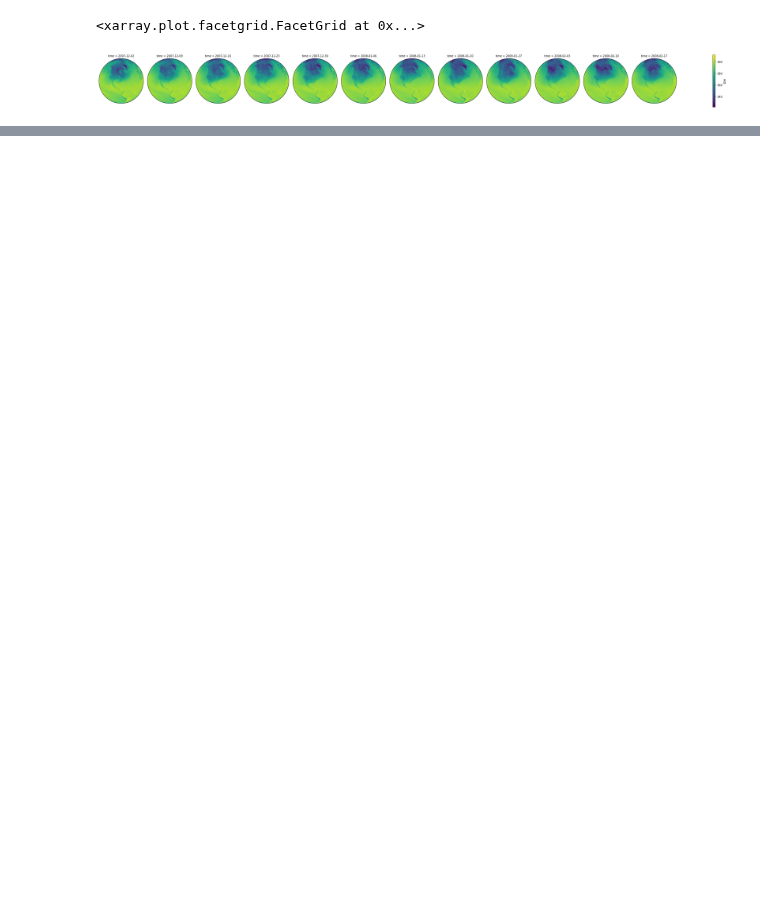
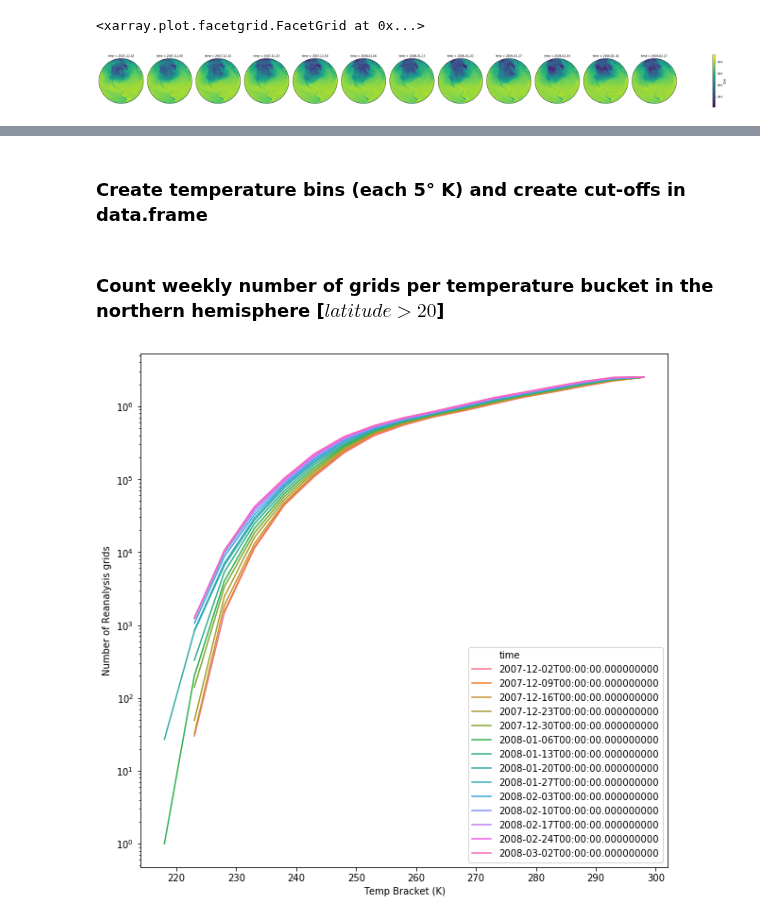
Before and after one commit to geosciences-data-practicum/reanalysis_getter, a Jupyter notebook: analysis/winter_test.ipynb, the cells around one changed output, grey strips where cells are left out. Saved outputs shown, nothing was run; the diff lists cells and outputs as text; code cells hidden in the pictures; blank space fills up the shorter version.

```diff
--- a/analysis/winter_test.ipynb
+++ b/analysis/winter_test.ipynb
@@ -101,0 +95,19 @@ air_week_df_group = air_week_df.groupby(['temp_bracket', 'time'], as_index=False
+# %%
+def fancy_area(lat_array):
+    '''
+    Calculate areas using science instead of g'old brute force
+
+    :param lat_arrays np.array: Numpy or panda.Series of latitudes
+
+    :returns: Area array in kilometers
+    '''
+
+    # ERA-5 Parameters
+    R_earth = 6367.47 #km
+    dphi = (0.25 * np.pi) / 180. #radians, this is also dlambda
+
+    # Fancy calulation
+    lat_array_radians = lat_array * (np.pi/180)
+    areas = (R_earth*dphi)**2 * np.cos(lat_array_radians)
+
+    return areas
@@ -101,0 +122,2 @@ air_week_df_group = air_week_df.groupby(['temp_bracket', 'time'], as_index=False
+# %% [markdown]
+### Create temperature bins (each 5° K) and create cut-offs in data.frame
@@ -101,0 +128,20 @@ air_week_df_group = air_week_df.groupby(['temp_bracket', 'time'], as_index=False
+# %% [markdown]
+###  Count weekly number of grids per temperature bucket in the northern hemisphere [$latitude > 20$]
+# %%
+air_week_df = air_week_df.assign(temp_bracket =  pd.cut(air_week_df['t2m'], cut_off))
+air_week_df_north = air_week_df[air_week_df.lat > 20]
+air_week_df_group_north_pdf = air_week_df_north.groupby(['temp_bracket', 'time'], as_index=False)['lat'].count()
+
+# Calculate cumulative number of grids per temperature bins
+air_week_df_group_north_cdf = air_week_df_group_north_pdf.assign(lat_cumsum = air_week_df_group_north_pdf.lat.cumsum())
+air_week_df_group_north_cdf['left_temp_interval']  = air_week_df_group_north_cdf.temp_bracket.apply(lambda x: x.left)
+
+fig, ax = plt.subplots(figsize = (10, 10))
+sns.lineplot(x="left_temp_interval",
+             y="lat_cumsum",
+             hue='time',
+             data=air_week_df_group_north_cdf)
+ax.set(xlabel='Temp Bracket (K)', ylabel='Number of Reanalysis grids')
+plt.yscale('log')
+# %% [output]
+[figure, added]
```
Also changed, not shown: parts of 35 cells of this notebook.
